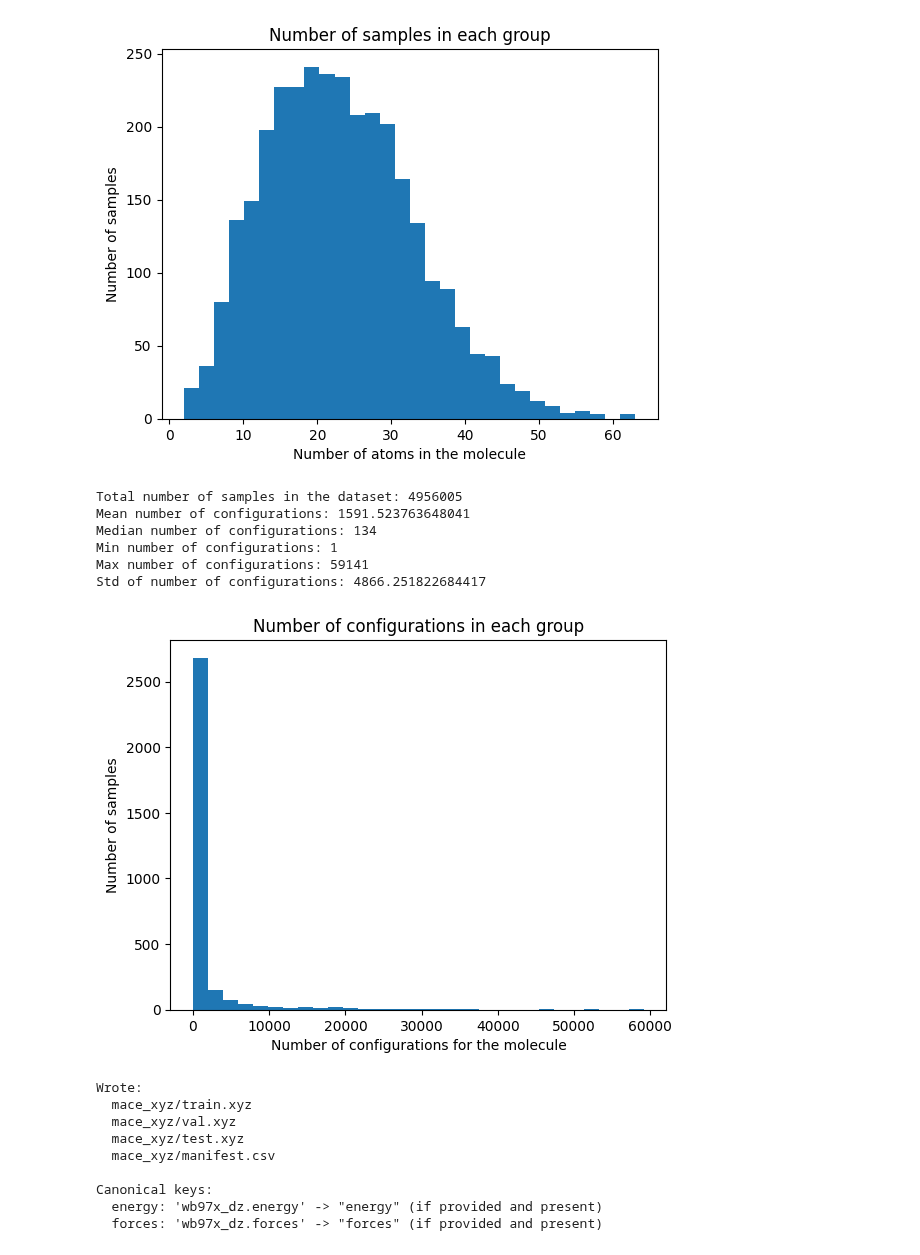
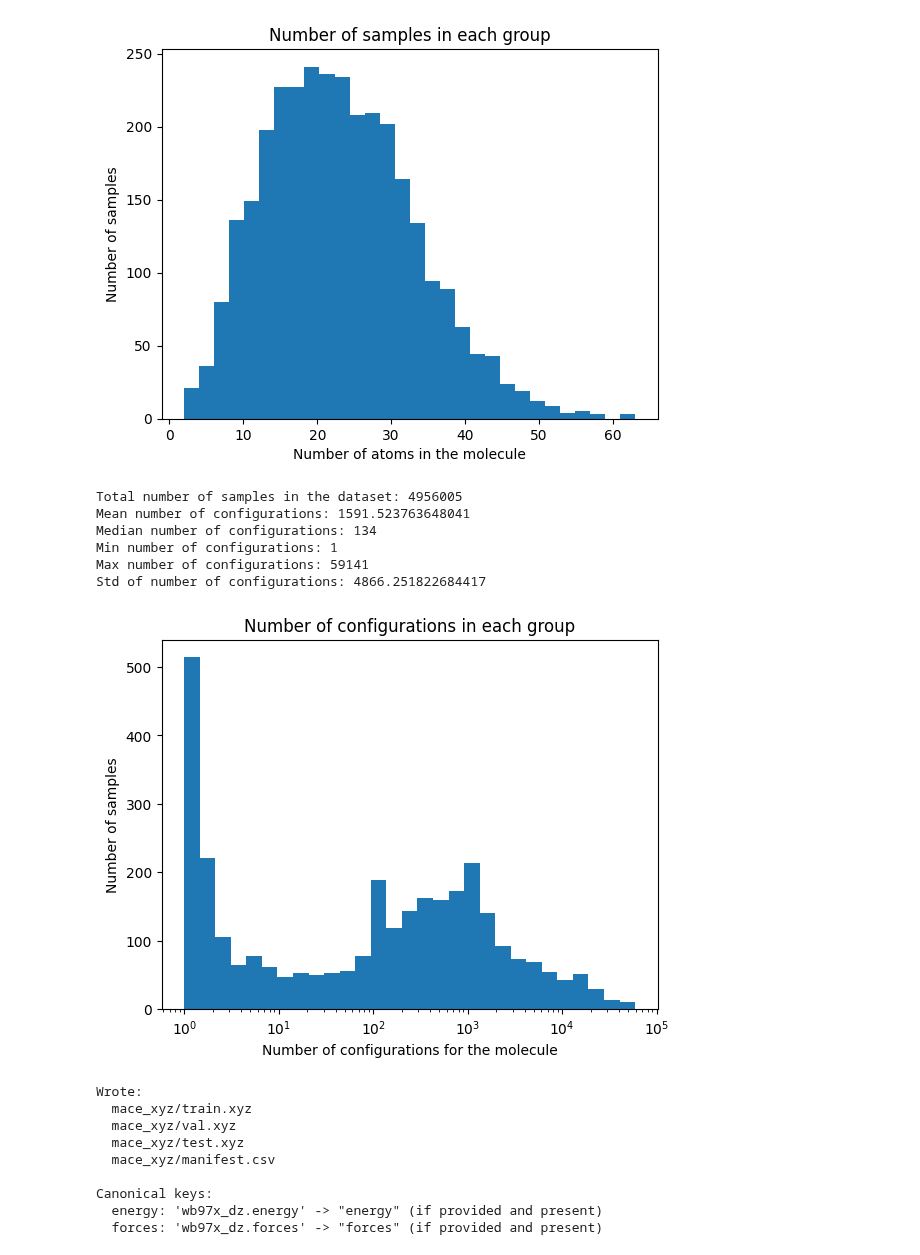
Before and after one commit to matteotolloso/mace, a Jupyter notebook: dataset/ani1x-dataset_split.ipynb, the cells around one changed output. Saved outputs shown, nothing was run; the diff lists cells and outputs as text; code cells hidden in the pictures.

```diff
--- a/dataset/ani1x-dataset_split.ipynb
+++ b/dataset/ani1x-dataset_split.ipynb
@@ -58,39 +86,43 @@ Max number of atoms: 63
 Std of number of atoms: 9.868685006223744
 [figure]
 # %%
+import numpy as np
 num_of_configs = []
 for group in f.keys():
 	configs_in_group = (f[group]['coordinates'][()]).shape[0]
 	num_of_configs.append(configs_in_group)
 
 # remove outliers for better visualization
-# num_of_configs = [x for x in num_of_configs if x < 25]
+# num_of_configs = [x for x in num_of_configs if x > 25]
 
 # Total number of samples in the dataset is the sum of the number of configurations across all groups.
 total_samples = sum(num_of_configs)
 print("Total number of samples in the dataset:", total_samples)
 
 # mean, median, min, max, std of num_of_atoms
 print("Mean number of configurations:", sum(num_of_configs)/len(num_of_configs))
 print("Median number of configurations:", sorted(num_of_configs)[len(num_of_configs)//2])
 print("Min number of configurations:", min(num_of_configs))
 print("Max number of configurations:", max(num_of_configs))
 print("Std of number of configurations:", (sum([(x - sum(num_of_configs)/len(num_of_configs))**2 for x in num_of_configs])/len(num_of_configs))**0.5)
 
 
-plt.hist(num_of_configs, bins=30)
+plt.hist(num_of_configs, bins=np.logspace(0, np.log10(max(num_of_configs)), 30))
 plt.xlabel("Number of configurations for the molecule")
 plt.ylabel("Number of samples")
+# LOGSCALE
+# plt.yscale("log")
+plt.xscale("log")
 plt.title("Number of configurations in each group")
 plt.show()
 # %% [output]
 Total number of samples in the dataset: 4956005
 Mean number of configurations: 1591.523763648041
 Median number of configurations: 134
 Min number of configurations: 1
 Max number of configurations: 59141
 Std of number of configurations: 4866.251822684417
-[figure, old version]
+[figure, new version]
 # %%
 
 !python build_ani1x_extxyz.py --h5 ani1x-release.h5 --outdir mace_xyz \
```
Also changed, not shown: parts of 1 cell of this notebook, 9 other files.
